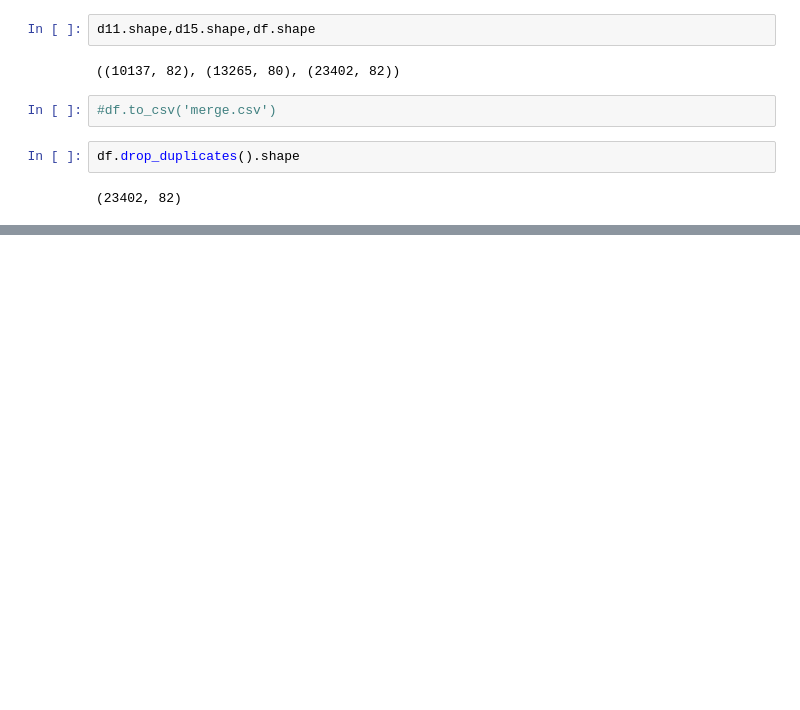
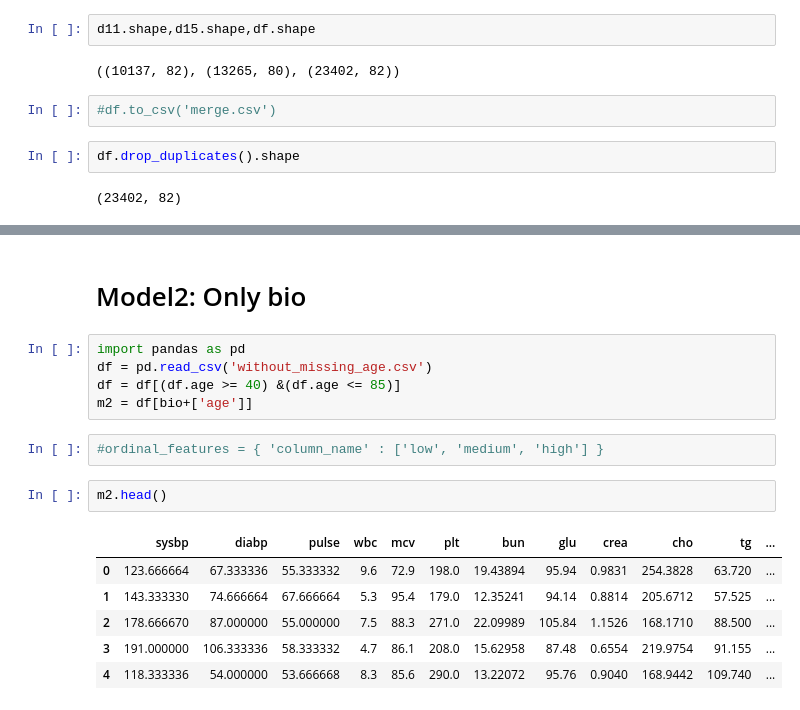
Before and after one commit to FoeinLove/DKU, a Jupyter notebook: task.ipynb, the cells around one changed output, grey strips where cells are left out. Cells and saved outputs as stored; diff of their text form; blank space fills up the shorter version.

```diff
--- a/task.ipynb
+++ b/task.ipynb
@@ -101,0 +125,18 @@ df.drop_duplicates().shape
+# %% [markdown]
+# Model2: Only bio
+# %%
+import pandas as pd
+df = pd.read_csv('without_missing_age.csv')
+df = df[(df.age >= 40) &(df.age <= 85)]
+m2 = df[bio+['age']]
+# %%
+#ordinal_features = { 'column_name' : ['low', 'medium', 'high'] }
+# %%
+m2.head()
+# %% [output]
+|  | sysbp | diabp | pulse | wbc | mcv | plt | bun | glu | crea | cho | tg | ... |
+| 0 | 123.666664 | 67.333336 | 55.333332 | 9.6 | 72.9 | 198.0 | 19.43894 | 95.94 | 0.9831 | 254.3828 | 63.720 | ... |
+| 1 | 143.333330 | 74.666664 | 67.666664 | 5.3 | 95.4 | 179.0 | 12.35241 | 94.14 | 0.8814 | 205.6712 | 57.525 | ... |
+| 2 | 178.666670 | 87.000000 | 55.000000 | 7.5 | 88.3 | 271.0 | 22.09989 | 105.84 | 1.1526 | 168.1710 | 88.500 | ... |
+| 3 | 191.000000 | 106.333336 | 58.333332 | 4.7 | 86.1 | 208.0 | 15.62958 | 87.48 | 0.6554 | 219.9754 | 91.155 | ... |
+| 4 | 118.333336 | 54.000000 | 53.666668 | 8.3 | 85.6 | 290.0 | 13.22072 | 95.76 | 0.9040 | 168.9442 | 109.740 | ... |
```
Also changed, not shown: parts of 14 cells of this notebook, 8 other files.
